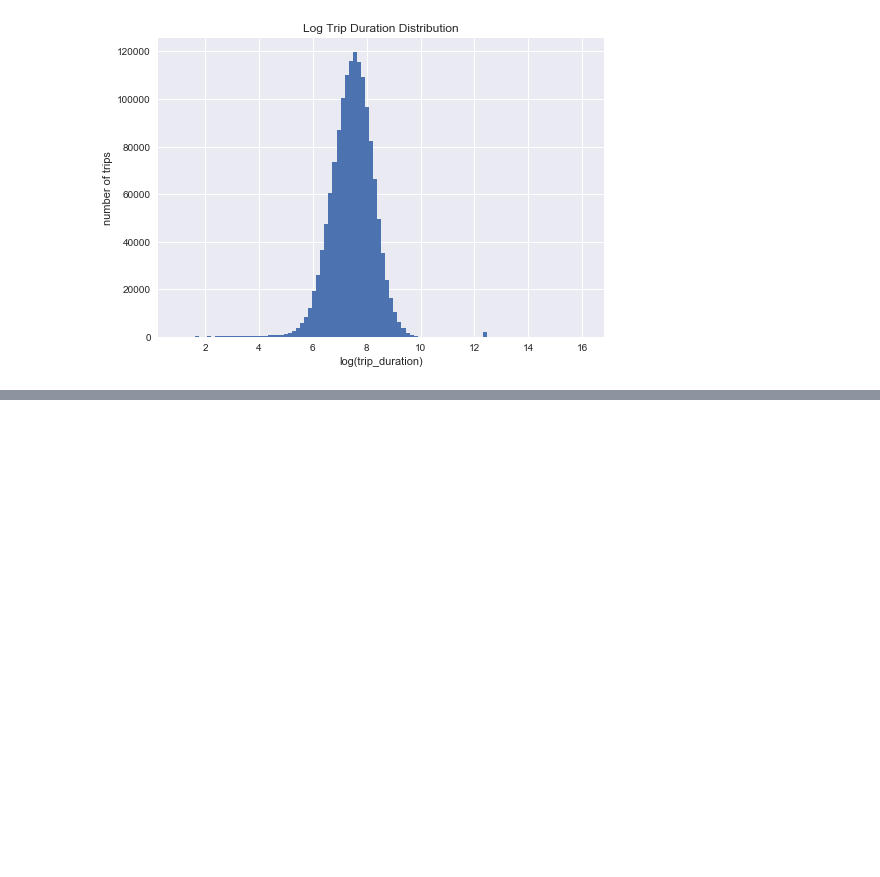
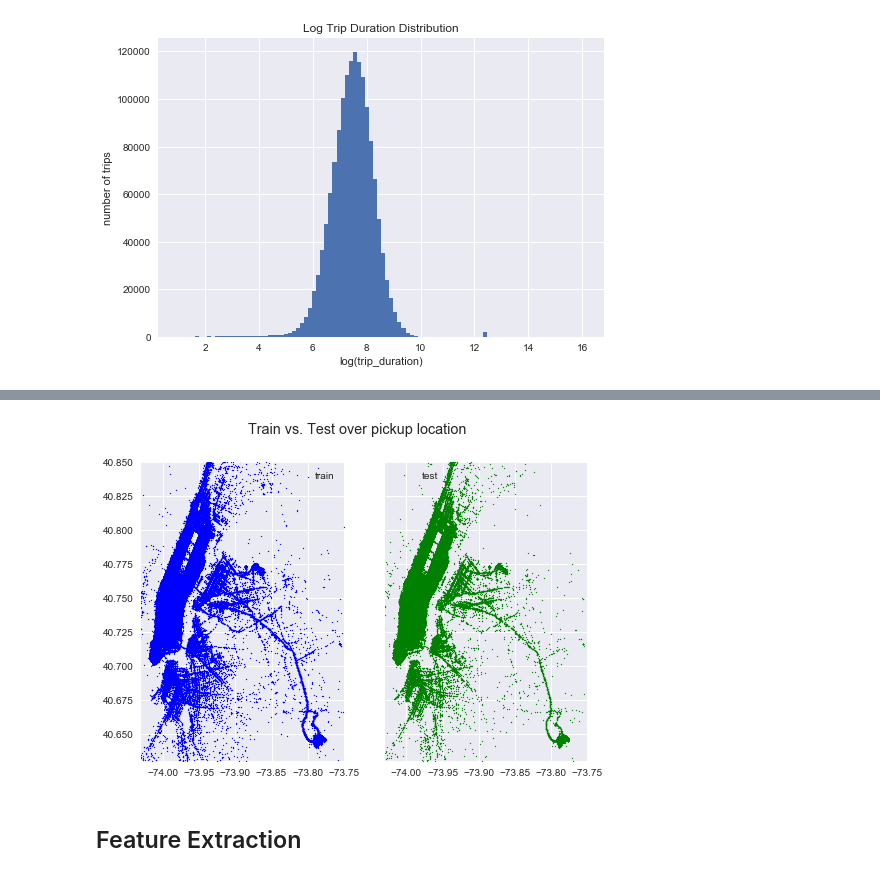
Before and after one commit to WeinanHuang/Kaggle-Playground, a Jupyter notebook: NYC Taxi/NYC Taxi EDA.ipynb, the cells around one changed output, grey strips where cells are left out. Saved outputs shown, nothing was run; the diff lists cells and outputs as text; code cells hidden in the pictures; blank space fills up the shorter version.

```diff
--- a/NYC Taxi/NYC Taxi EDA.ipynb
+++ b/NYC Taxi/NYC Taxi EDA.ipynb
@@ -128,0 +136,22 @@ pandas.core.frame.DataFrame
+# %%
+# iid over pickup location?
+# Yes.
+city_long_border = (-74.03, -73.75)
+city_lat_border = (40.63, 40.85)
+
+fig, ax = plt.subplots(ncols=2, sharex= True, sharey= True)
+
+ax[0].scatter(train.pickup_longitude.values, train.pickup_latitude.values, color = 'b', label = 'train', s = 1)
+ax[0].legend(loc=0)
+ax[1].scatter(test.pickup_longitude.values, test.pickup_latitude.values, color = 'g', label = 'test', s = 1)
+ax[1].legend(loc=0)
+
+fig.suptitle('Train vs. Test over pickup location')
+
+plt.xlim(city_long_border)
+plt.ylim(city_lat_border)
+plt.show()
+# %% [output]
+[figure, added]
+# %% [markdown]
+## Feature Extraction
```
Also changed, not shown: parts of 6 cells of this notebook.
